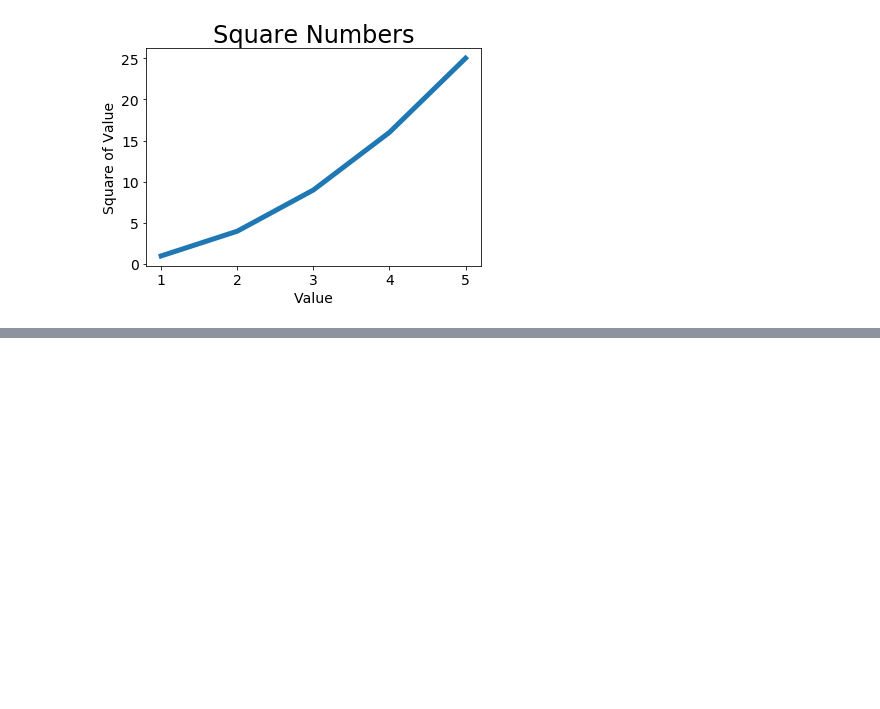
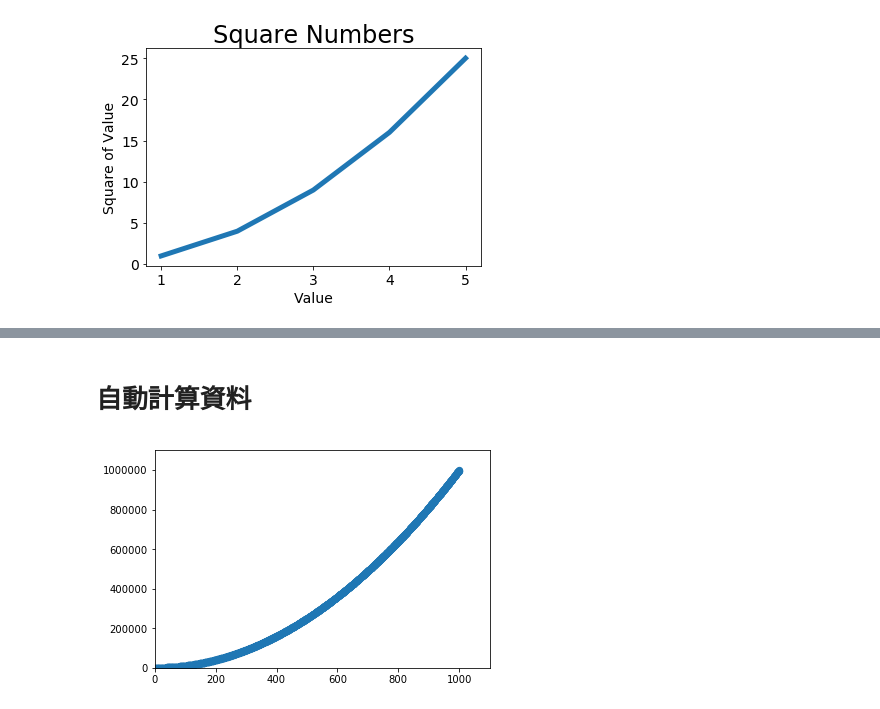
Before and after one commit to ChenYO/data_visualization, a Jupyter notebook: data_visualization.ipynb, the cells around one changed output, grey strips where cells are left out. Saved outputs shown, nothing was run; the diff lists cells and outputs as text; code cells hidden in the pictures; blank space fills up the shorter version.

```diff
--- a/data_visualization.ipynb
+++ b/data_visualization.ipynb
@@ -21,0 +45,10 @@ plt.show()
+# %% [markdown]
+# 自動計算資料
+# %%
+x_value = list(range(1, 1001))
+y_value = [x**2 for x in x_value]
+plt.scatter(x_value, y_value, s=40)
+plt.axis([0, 1100, 0, 1100000])
+plt.show()
+# %% [output]
+[figure, added]
```
Also changed, not shown: parts of 8 cells of this notebook.
